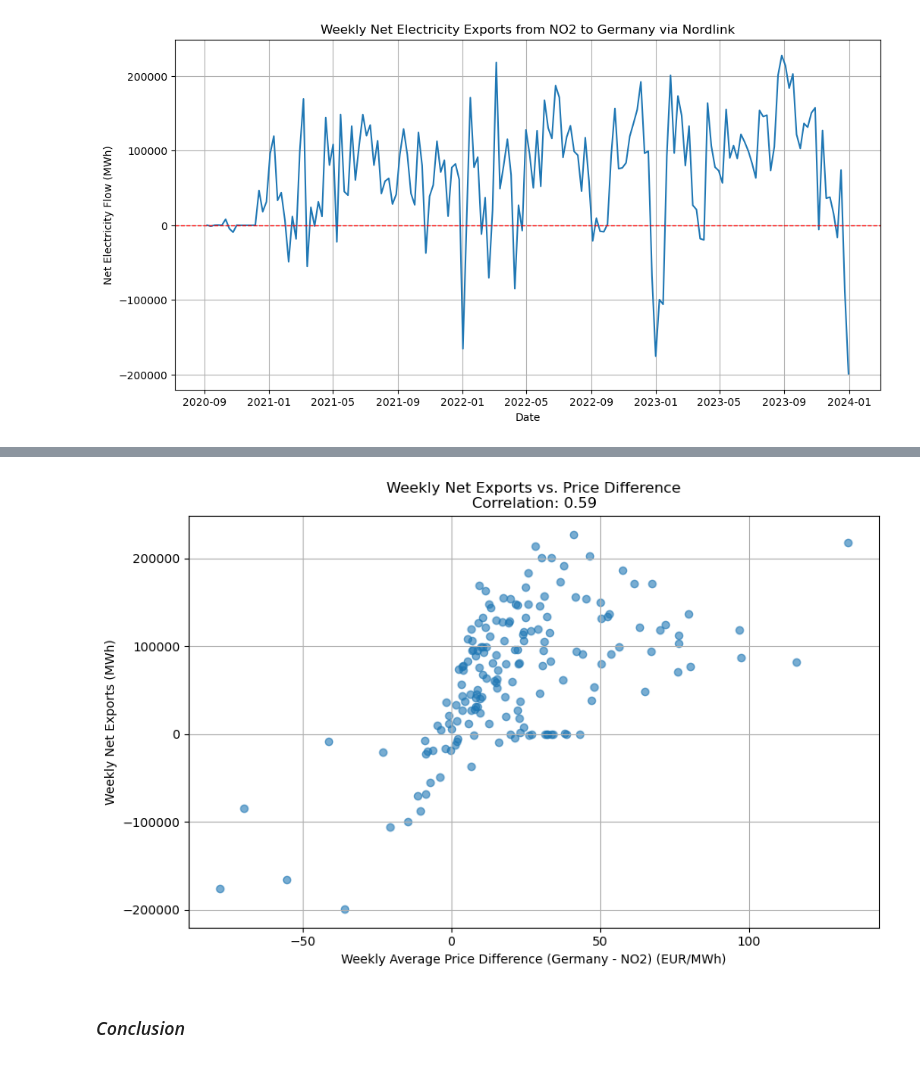
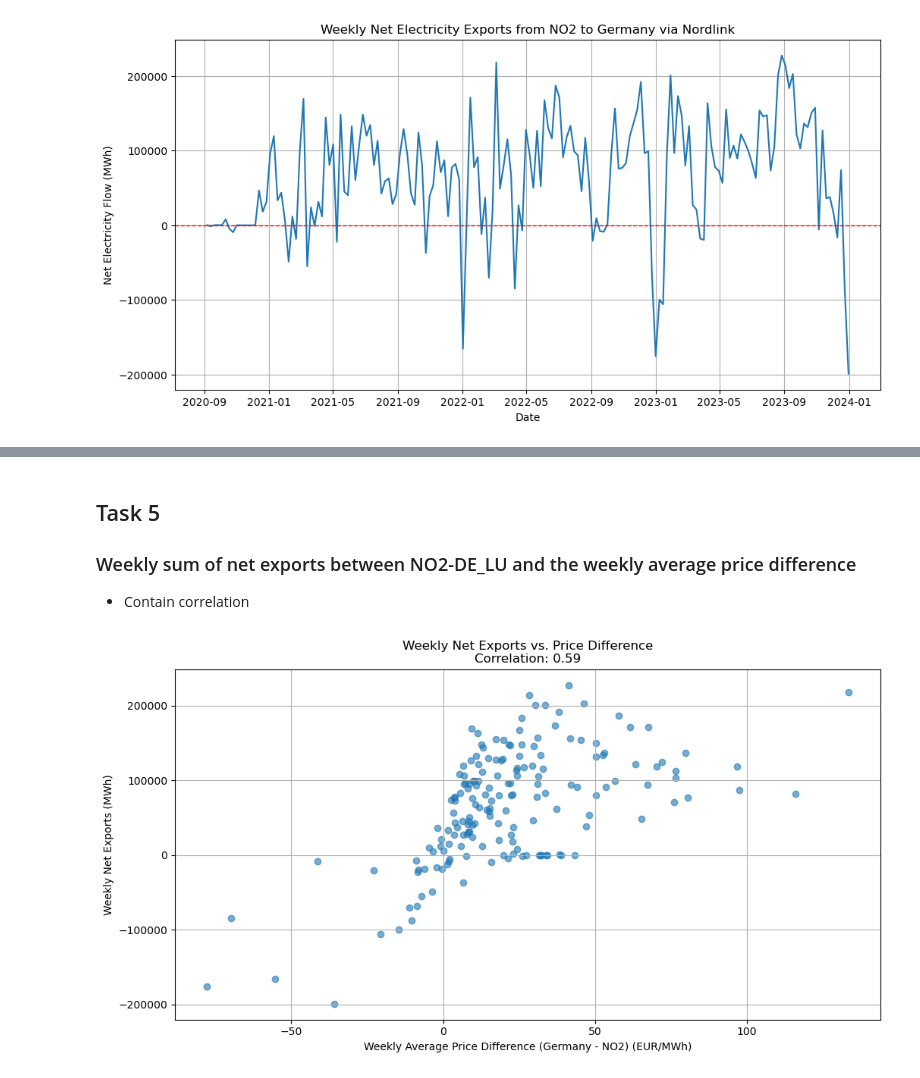
Before and after one commit to rymdd/TECH2-H24-Termpaper-G9, a Jupyter notebook: paper.ipynb, the cells around one changed output, grey strips where cells are left out. Drawn from its saved outputs; the diff is of its cells as text; code cells hidden in the pictures.

```diff
--- a/paper.ipynb
+++ b/paper.ipynb
@@ -192 +192,5 @@ plt.savefig("figure_task4.png")
+# %% [markdown]
+## Task 5
+### Weekly sum of net exports between NO2-DE_LU and the weekly average price difference
+- Contain correlation
 # %%
@@ -205,18 +209,16 @@ weekly_price_diff = prices_pivot['PriceDifference'].resample('W').mean()
 # Combine weekly net exports and weekly average price difference into a single dataframe
 weekly_data = pd.DataFrame({'NetExports': weekly_net_exports, 'PriceDifference': weekly_price_diff})
 # %%
-fig, ax = plt.subplots(figsize=(10, 6))
+fig, ax = plt.subplots(figsize=(12, 6))
 ax.scatter(weekly_data['PriceDifference'], weekly_data['NetExports'], alpha=0.6)
 # Calculate the correlation coefficient
 correlation = weekly_data.corr().loc['PriceDifference', 'NetExports']
 
 # Plot on a scatter plot
 ax.set_xlabel('Weekly Average Price Difference (Germany - NO2) (EUR/MWh)')
 ax.set_ylabel('Weekly Net Exports (MWh)')
 ax.set_title(f'Weekly Net Exports vs. Price Difference\nCorrelation: {correlation:.2f}')
 ax.grid(True)
 fig.savefig("figure_task5.png")
 # %% [output]
-[figure, old version]
+[figure, new version]
-# %% [markdown]
-### *Conclusion*
```
Also changed, not shown: parts of 15 cells of this notebook, 4 other files.
